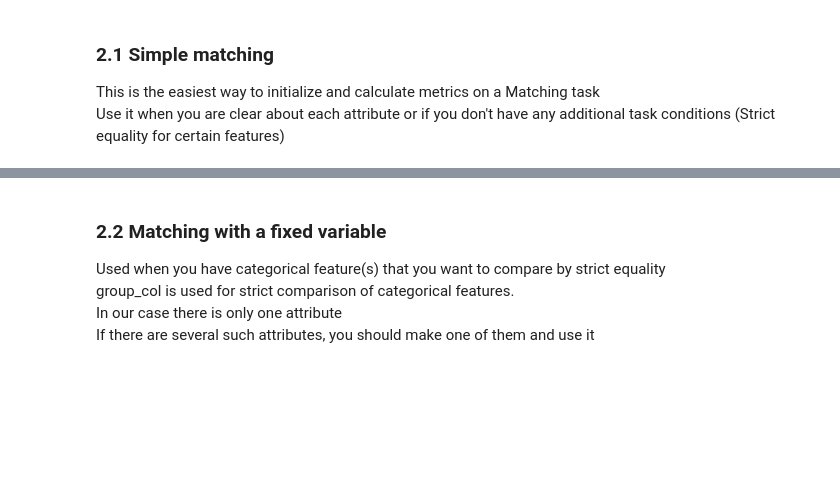
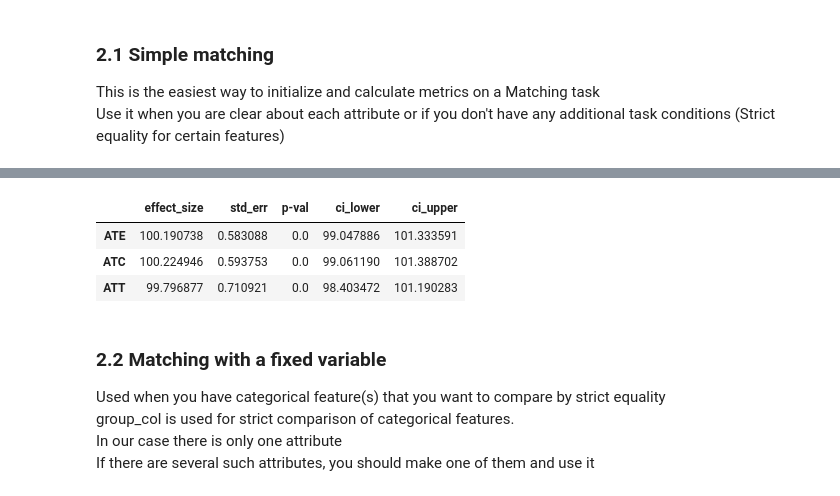
Before and after one commit to sb-ai-lab/LightAutoML, a Jupyter notebook: Tutorial_9_Matching.ipynb, the cells around one changed output, grey strips where cells are left out. Cells and saved outputs as stored; diff of their text form; code cells hidden in the pictures; blank space fills up the shorter version.

```diff
--- a/Tutorial_9_Matching.ipynb
+++ b/Tutorial_9_Matching.ipynb
@@ -111,6 +118,6 @@ This is the easiest way to initialize and calculate metrics on a Matching task
 Use it when you are clear about each attribute or if you don't have any additional task conditions (Strict equality for certain features)
 # %%
 # Standard model with base parameters
-model = Matcher(input_data=df_i_signupmonth, outcome=outcome, treatment=treatment, info_col=info_col)
+model = Matcher(input_data=df_i_signupmonth, outcome=outcome, treatment=treatment, info_col=info_col, n_neighbors=10)
 results, quality_results = model.estimate()
 # %% [output]
@@ -141,3 +146,10 @@ match_treat_to_control   0.10
+# %%
+results
+# %% [output]
+|  | effect_size | std_err | p-val | ci_lower | ci_upper |
+| ATE | 100.190738 | 0.583088 | 0.0 | 99.047886 | 101.333591 |
+| ATC | 100.224946 | 0.593753 | 0.0 | 99.061190 | 101.388702 |
+| ATT | 99.796877 | 0.710921 | 0.0 | 98.403472 | 101.190283 |
 # %% [markdown]
 ### 2.2 Matching with a fixed variable
 Used when you have categorical feature(s) that you want to compare by strict equality
```
Also changed, not shown: parts of 17 cells of this notebook, 1 other file.
